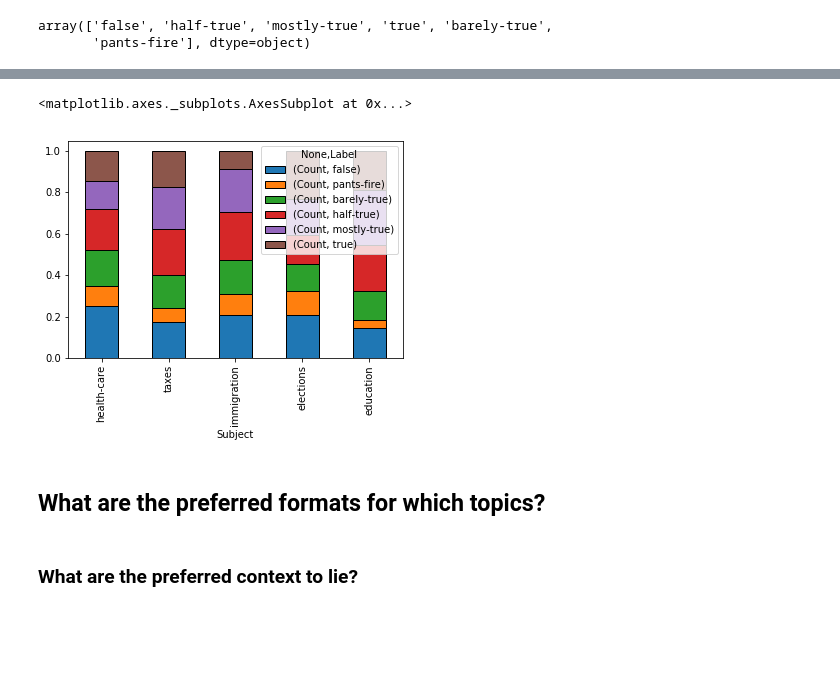
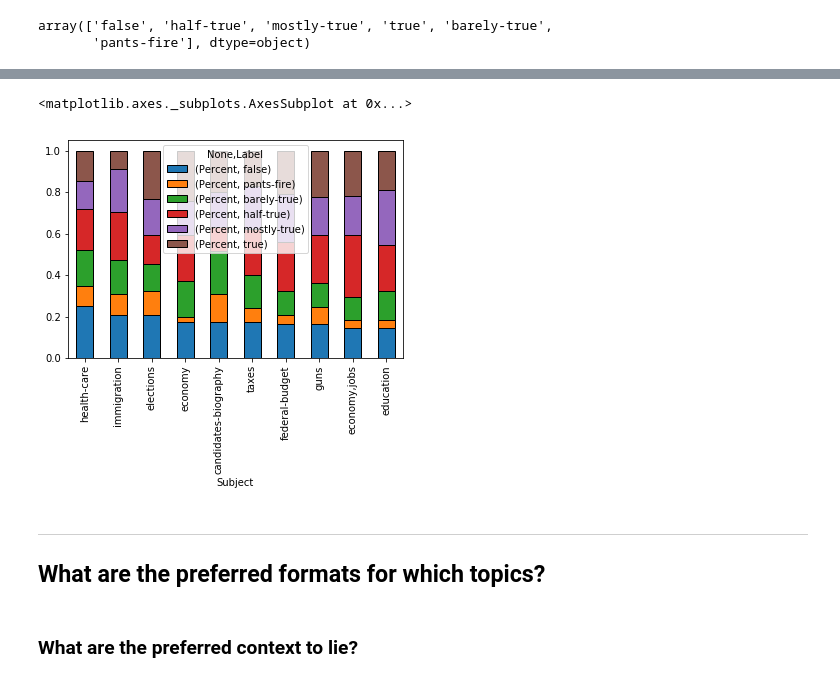
Before and after one commit to nicolasFontbonne/ADA-FakeNews, a Jupyter notebook: main_analysis.ipynb, the cells around one changed output, grey strips where cells are left out. Cells and saved outputs as stored; diff of their text form; code cells hidden in the pictures; blank space fills up the shorter version.

```diff
--- a/main_analysis.ipynb
+++ b/main_analysis.ipynb
@@ -81,0 +98,3 @@ print(get_additional_info("1123.json")['statement'])
+# %%
+for i in range(0,len(liar_df)):
+    liar_df.loc[i,'Date'] = get_additional_info(liar_df.loc[i,'ID'])['statement_date']
@@ -82,3 +103,5 @@ print(get_additional_info("1123.json")['statement'])
+# %%
+liar_df['Date'] = pd.to_datetime(liar_df['Date'])
 # %% [markdown]
 ------
 # %% [markdown]
@@ -88 +111,13 @@ lie = liar_df[liar_df['Label'] == 'false']
+# %%
+def get_truth_distribution(data, col_name, count_threshold):
+    df = data[[col_name, "ID", "Label"]]
+    df.columns = [col_name, "Percent", "Label"]
+    col_subject = df.groupby([col_name, "Label"]).count()[["Percent"]]
+    col_subject = col_subject.unstack('Label')
+    col_subject = col_subject.fillna(0)
+    col_subject = col_subject[[('Percent', 'false'), ('Percent', 'pants-fire'), ('Percent', 'barely-true'),('Percent', 'half-true'),('Percent', 'mostly-true'),('Percent', 'true')]]
+    col_subject = col_subject[col_subject.sum(axis = 1) >= count_threshold]
+    col_subject = col_subject.div(col_subject.sum(axis = 1),axis = 'index')
+    col_subject = col_subject.sort_values(by=[('Percent', 'false')], ascending = False)
+    return col_subject
 # %% [markdown]
@@ -130,0 +131,3 @@ col_subject
+# %%
+subject_distribution = get_truth_distribution(liar_df, "Subject", 100)
+subject_distribution
@@ -131,10 +148,10 @@ col_subject
 # %%
-normalized_col_subject = col_subject.div(col_subject.sum(axis = 1),axis = 'index')
-normalized_col_subject.plot(kind='bar', stacked=True, ec='black')
+subject_distribution.plot(kind='bar', stacked=True, ec='black')
 # %% [output]
 <matplotlib.axes._subplots.AxesSubplot at 0x...>
-[figure, old version]
+[figure, new version]
 # %% [markdown]
+---
 ## What are the preferred formats for which topics?
 # %% [markdown]
 ### What are the preferred context to lie?
```
Also changed, not shown: parts of 43 cells of this notebook, 9 other files.
